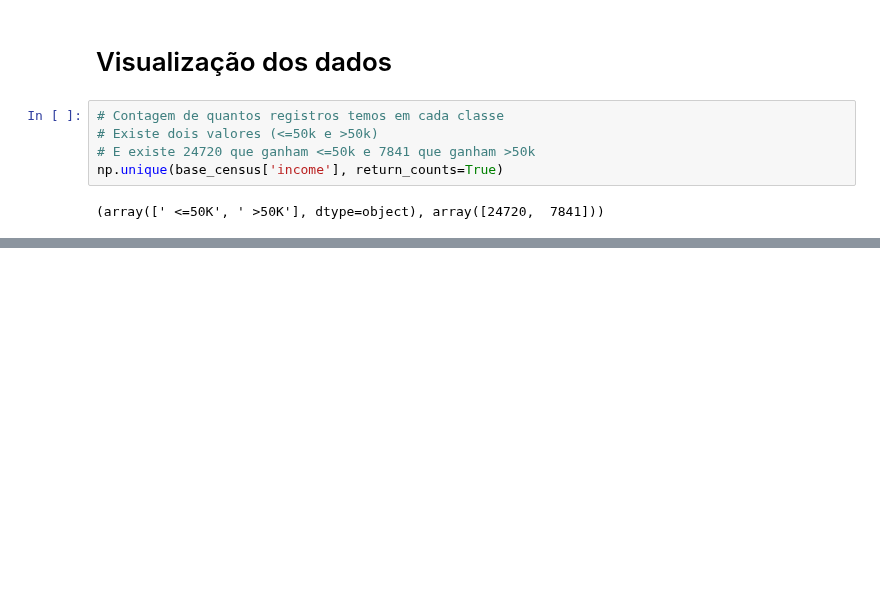
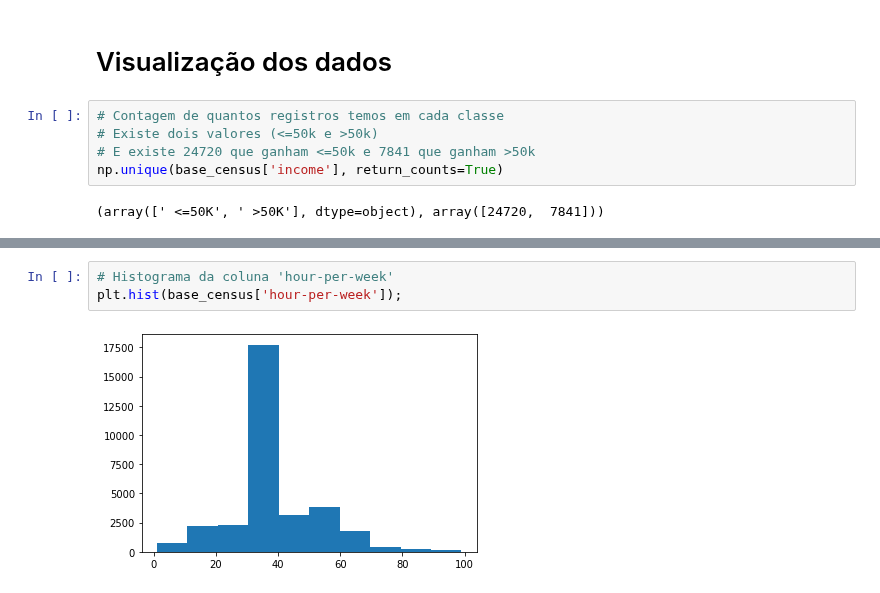
Before and after one commit to Brandao20vtr/projetos, a Jupyter notebook: ML01_PreProcessamentoCredito_PrevisaoSenso.ipynb, the cells around one changed output, grey strips where cells are left out. Drawn from its saved outputs; the diff is of its cells as text; blank space fills up the shorter version.

```diff
--- a/ML01_PreProcessamentoCredito_PrevisaoSenso.ipynb
+++ b/ML01_PreProcessamentoCredito_PrevisaoSenso.ipynb
@@ -645,0 +656,5 @@ sns.countplot(x = base_census['income'])
+# %%
+# Histograma da coluna 'hour-per-week'
+plt.hist(base_census['hour-per-week']);
+# %% [output]
+[figure, added]
```
Also changed, not shown: parts of 4 cells of this notebook.
